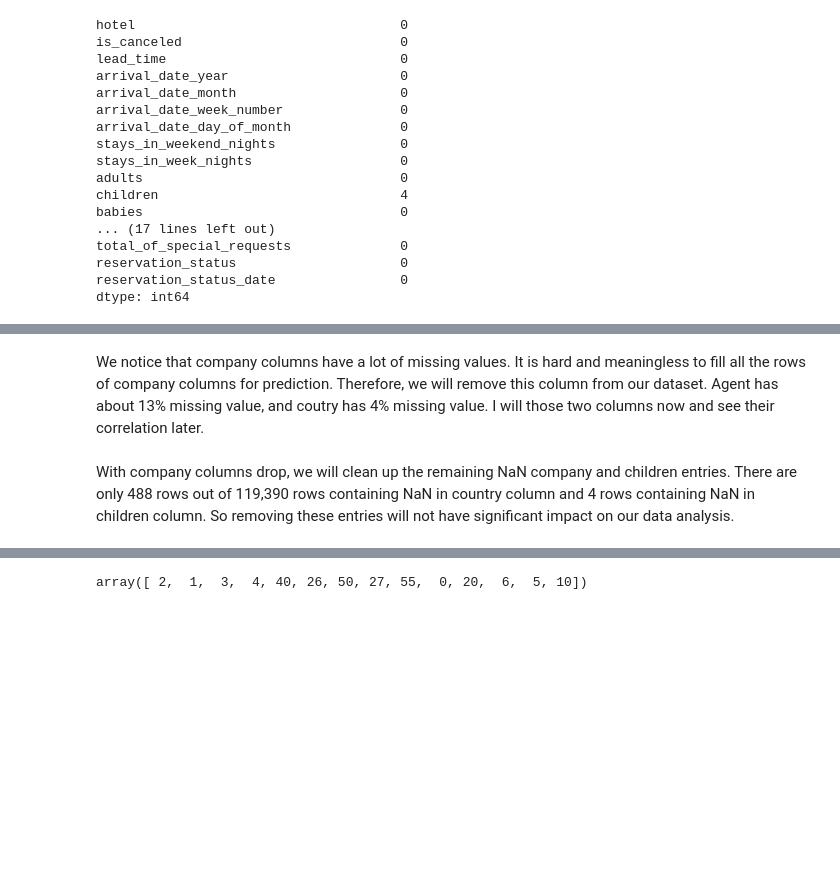
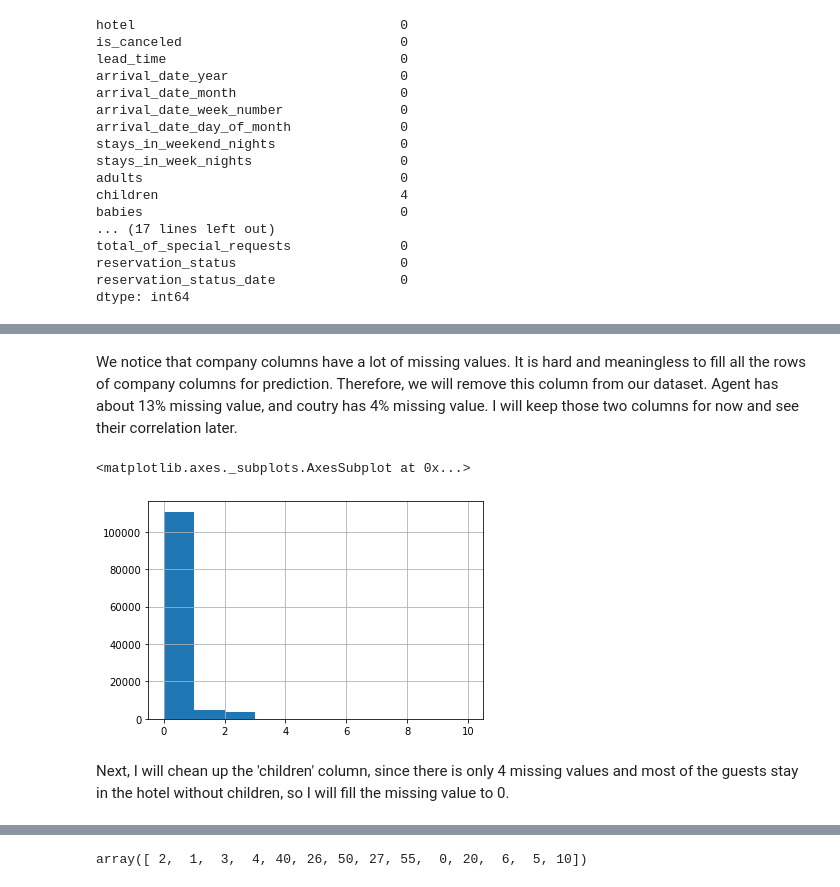
Before and after one commit to mengxuanlu/Hotel-Booking-Data-Analysis, a Jupyter notebook: Hotel Booking Data.ipynb, the cells around one changed output, grey strips where cells are left out. Saved outputs shown, nothing was run; the diff lists cells and outputs as text; code cells hidden in the pictures; blank space fills up the shorter version.

```diff
--- a/Hotel Booking Data.ipynb
+++ b/Hotel Booking Data.ipynb
@@ -56,0 +49,5 @@ htl_data_raw.head()
+# %%
+# import data
+htl_data_raw = pd.read_csv("hotel_bookings.csv")
+# Display the first 5 rows of our data set
+htl_data_raw.head()
@@ -144,10 +149,5 @@ Country: 0.40874445095904177
 # %% [markdown]
-We notice that company columns have a lot of missing values. It is hard and meaningless to fill all the rows of company columns for prediction. Therefore, we will remove this column from our dataset. Agent has about 13% missing value, and coutry has 4% missing value. I will those two columns now and see their correlation later.
+We notice that company columns have a lot of missing values. It is hard and meaningless to fill all the rows of company columns for prediction. Therefore, we will remove this column from our dataset. Agent has about 13% missing value, and coutry has 4% missing value. I will keep those two columns for now and see their correlation later.
 # %%
 # remove company column
-htl_data = htl_data.drop(columns = ['company'])
+htl_data.drop(columns = ['company'], inplace = True)
-# %% [markdown]
-With company columns drop, we will clean up the remaining NaN company and children entries. There are only 488 rows out of 119,390 rows containing NaN in country column and 4 rows containing NaN in children column. So removing these entries will not have significant impact on our data analysis.
-# %%
-# drop rows containing missing data in country column
-htl_data = htl_data.dropna(subset = ['country'])
@@ -156,0 +154,8 @@ htl_data = htl_data.dropna(subset = ['children'])
+# %%
+# check the distribution of the children column
+htl_data['children'].hist()
+# %% [output]
+<matplotlib.axes._subplots.AxesSubplot at 0x...>
+[figure, added]
+# %% [markdown]
+Next, I will chean up the 'children' column, since there is only 4 missing values and most of the guests stay in the hotel without children, so I will fill the missing value to 0.
```
Also changed, not shown: parts of 46 cells of this notebook.
